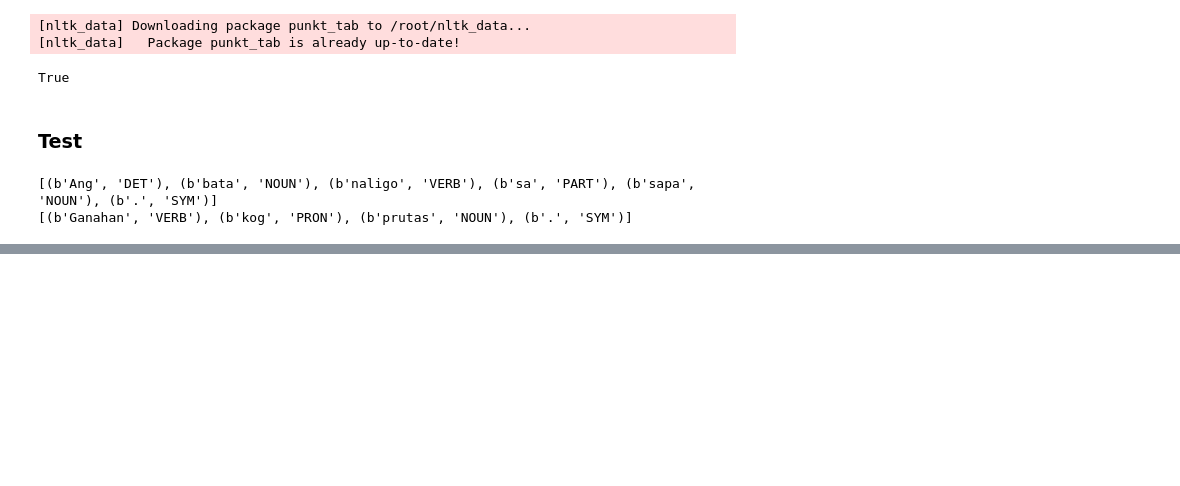
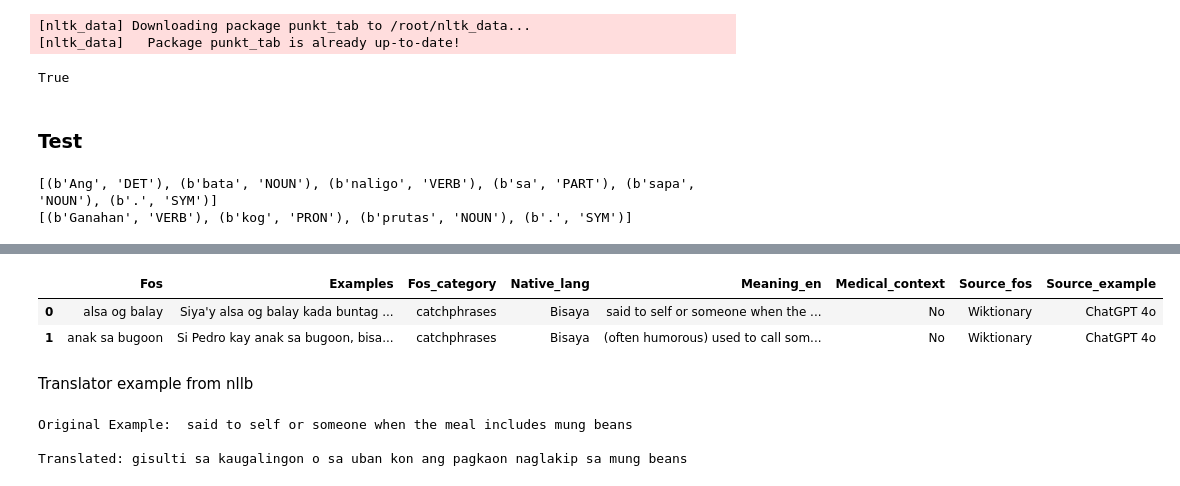
Before and after one commit to MiguelPartosa/Thesis-FOS-BinaryClass-WSD, a Jupyter notebook: Thesis_Implementation_1_2.ipynb, the cells around one changed output, grey strips where cells are left out. Drawn from its saved outputs; the diff is of its cells as text; code cells hidden in the pictures; blank space fills up the shorter version.

```diff
--- a/Thesis_Implementation_1_2.ipynb
+++ b/Thesis_Implementation_1_2.ipynb
@@ -54,0 +90,9 @@ print(tag_sentence('Ganahan kog prutas.'))
+# %%
+example = df.iloc[:2]
+example
+# %% [output]
+|  | Fos | Examples | Fos_category | Native_lang | Meaning_en | Medical_context | Source_fos | Source_example |
+| 0 | alsa og balay | Siya'y alsa og balay kada buntag ... | catchphrases | Bisaya | said to self or someone when the ... | No | Wiktionary | ChatGPT 4o |
+| 1 | anak sa bugoon | Si Pedro kay anak sa bugoon, bisa... | catchphrases | Bisaya | (often humorous) used to call som... | No | Wiktionary | ChatGPT 4o |
+# %% [markdown]
+Translator example from nllb
@@ -54,0 +107,6 @@ print(tag_sentence('Ganahan kog prutas.'))
+# %%
+print("Original Example: ",example.iloc[:,4][0],"\n\nTranslated:",TranslateCebuano(example.iloc[:,4][0]))
+# %% [output]
+Original Example:  said to self or someone when the meal includes mung beans
+
+Translated: gisulti sa kaugalingon o sa uban kon ang pagkaon naglakip sa mung beans
```
Also changed, not shown: parts of 19 cells of this notebook.
